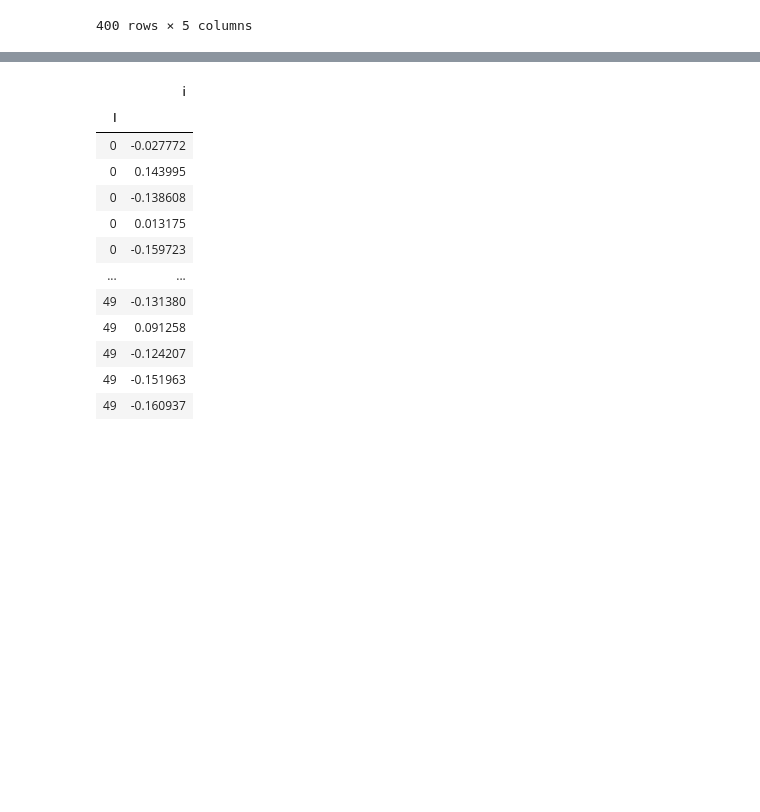
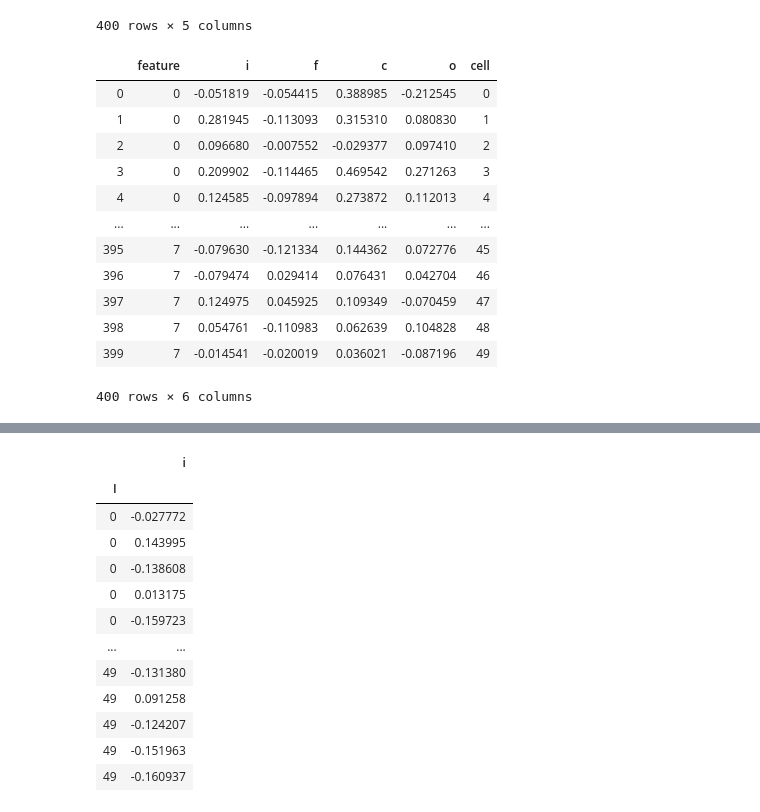
Before and after one commit to gj0706/my_research, a Jupyter notebook: neural_network/data_process.ipynb, the cells around one changed output, grey strips where cells are left out. Drawn from its saved outputs; the diff is of its cells as text; code cells hidden in the pictures; blank space fills up the shorter version.

```diff
--- a/neural_network/data_process.ipynb
+++ b/neural_network/data_process.ipynb
@@ -93,3 +93,21 @@ w1_flatten
 | 398 | 7 | 0.054761 | -0.110983 | 0.062639 | 0.104828 |
 | 399 | 7 | -0.014541 | -0.020019 | 0.036021 | -0.087196 |
 400 rows × 5 columns
+# %%
+cell = list(range(50)) * 8
+w1_flatten['cell'] = cell
+w1_flatten
+# %% [output]
+|  | feature | i | f | c | o | cell |
+| 0 | 0 | -0.051819 | -0.054415 | 0.388985 | -0.212545 | 0 |
+| 1 | 0 | 0.281945 | -0.113093 | 0.315310 | 0.080830 | 1 |
+| 2 | 0 | 0.096680 | -0.007552 | -0.029377 | 0.097410 | 2 |
+| 3 | 0 | 0.209902 | -0.114465 | 0.469542 | 0.271263 | 3 |
+| 4 | 0 | 0.124585 | -0.097894 | 0.273872 | 0.112013 | 4 |
+| ... | ... | ... | ... | ... | ... | ... |
+| 395 | 7 | -0.079630 | -0.121334 | 0.144362 | 0.072776 | 45 |
+| 396 | 7 | -0.079474 | 0.029414 | 0.076431 | 0.042704 | 46 |
+| 397 | 7 | 0.124975 | 0.045925 | 0.109349 | -0.070459 | 47 |
+| 398 | 7 | 0.054761 | -0.110983 | 0.062639 | 0.104828 | 48 |
+| 399 | 7 | -0.014541 | -0.020019 | 0.036021 | -0.087196 | 49 |
+400 rows × 6 columns
```
Also changed, not shown: parts of 6 cells of this notebook.
